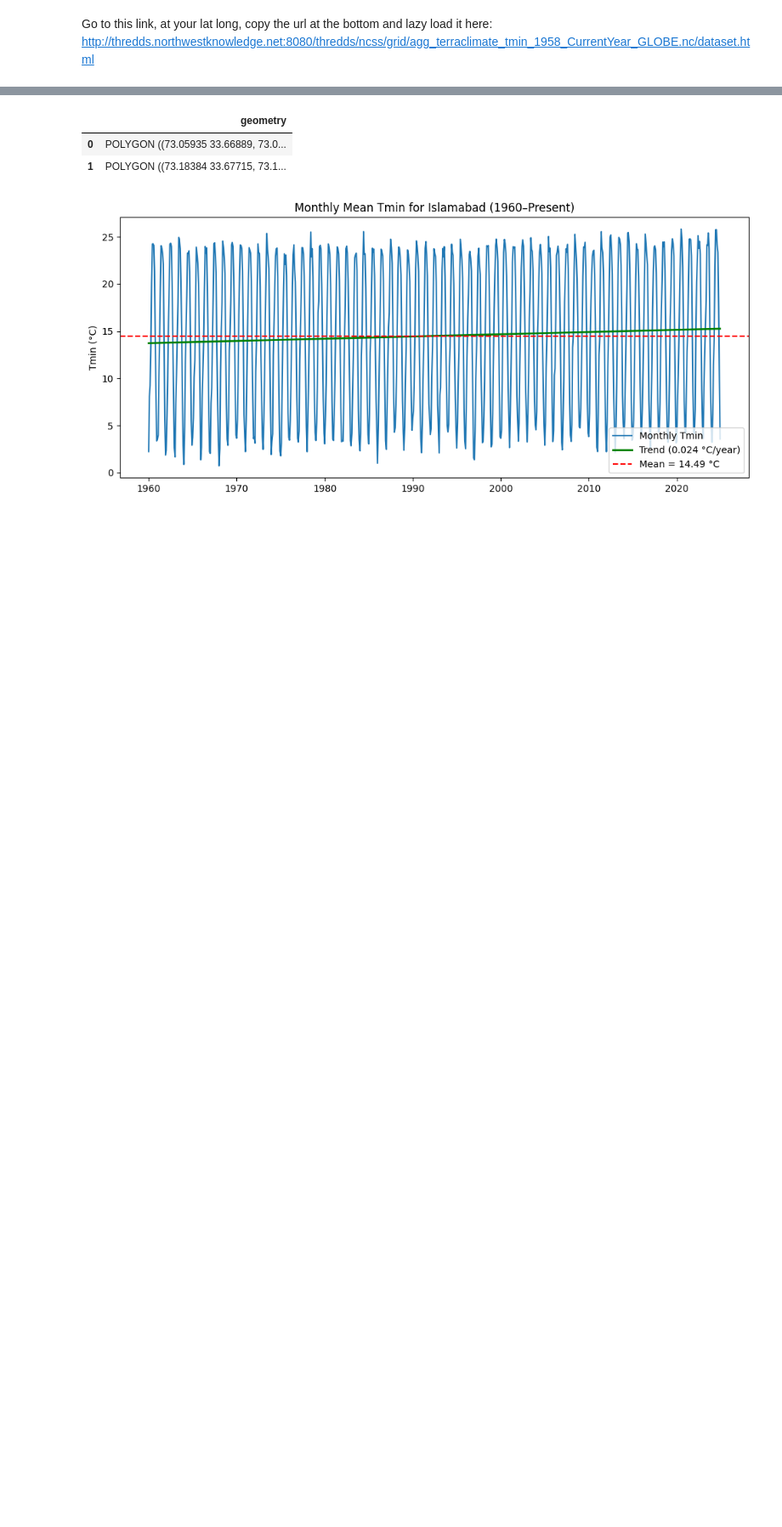
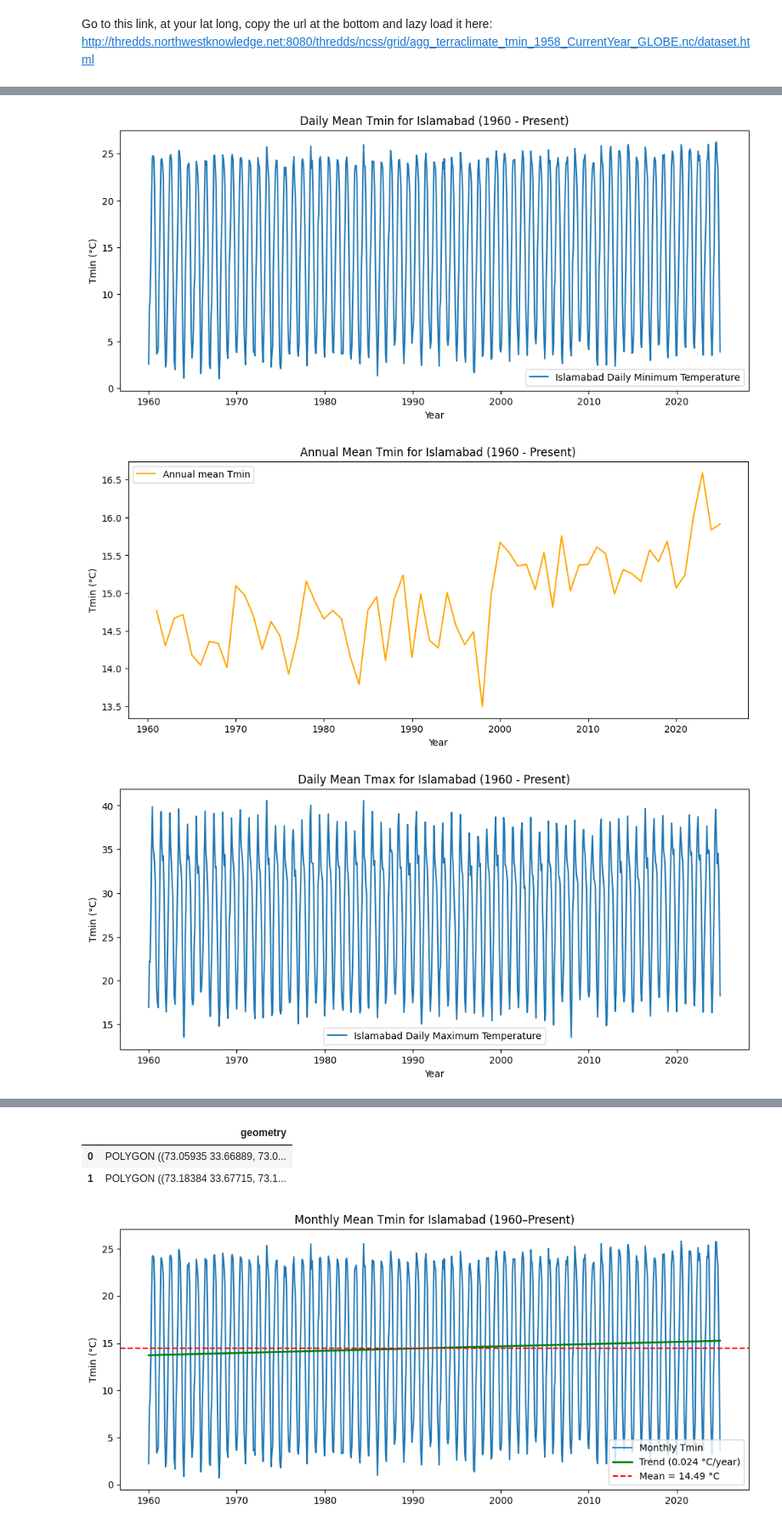
Before and after one commit to Hiba-N/isloo-uhe, a Jupyter notebook: processing.ipynb, the cells around one changed output, grey strips where cells are left out. Shown: that part at 85% size. Drawn from its saved outputs; the diff is of its cells as text; code cells hidden in the pictures; blank space fills up the shorter version.

Commit message:
islamabad daily temp plotted

```diff
--- a/processing.ipynb
+++ b/processing.ipynb
@@ -68,0 +36,46 @@ plt.show()
+# %%
+
+# Plot monthly Tmin time series
+plt.figure(figsize=(12,5))
+plt.plot(tmin_daily_series.index, tmin_daily_series, label='Islamabad Daily Minimum Temperature')
+plt.xlabel("Year")
+plt.ylabel("Tmin (°C)")
+plt.title("Daily Mean Tmin for Islamabad (1960 - Present)")
+plt.legend()
+plt.show()
+
+# Compute annual mean
+tmin_annual = tmin_daily_series.resample('Y').mean()
+
+plt.figure(figsize=(12,5))
+plt.plot(tmin_annual.index, tmin_annual, label='Annual mean Tmin', color='orange')
+plt.xlabel("Year")
+plt.ylabel("Tmin (°C)")
+plt.title("Annual Mean Tmin for Islamabad (1960 - Present)")
+plt.legend()
+plt.show()
+
+
+# Plot monthly Tmax time series
+plt.figure(figsize=(12,5))
+plt.plot(tmax_daily_series.index, tmax_daily_series, label='Islamabad Daily Maximum Temperature')
+plt.xlabel("Year")
+plt.ylabel("Tmin (°C)")
+plt.title("Daily Mean Tmax for Islamabad (1960 - Present)")
+plt.legend()
+plt.show()
+
+# Compute annual mean
+tmax_annual = tmax_daily_series.resample('Y').mean()
+
+plt.figure(figsize=(12,5))
+plt.plot(tmax_annual.index, tmax_annual, label='Annual mean Tmax', color='orange')
+plt.xlabel("Year")
+plt.ylabel("Tmax (°C)")
+plt.title("Annual Mean Tmax for Islamabad (1960 - Present)")
+plt.legend()
+plt.show()
+# %% [output]
+[figure, added]
+[figure, added]
+[figure, added]
```
Also changed, not shown: parts of 3 cells of this notebook, 3 other files.
